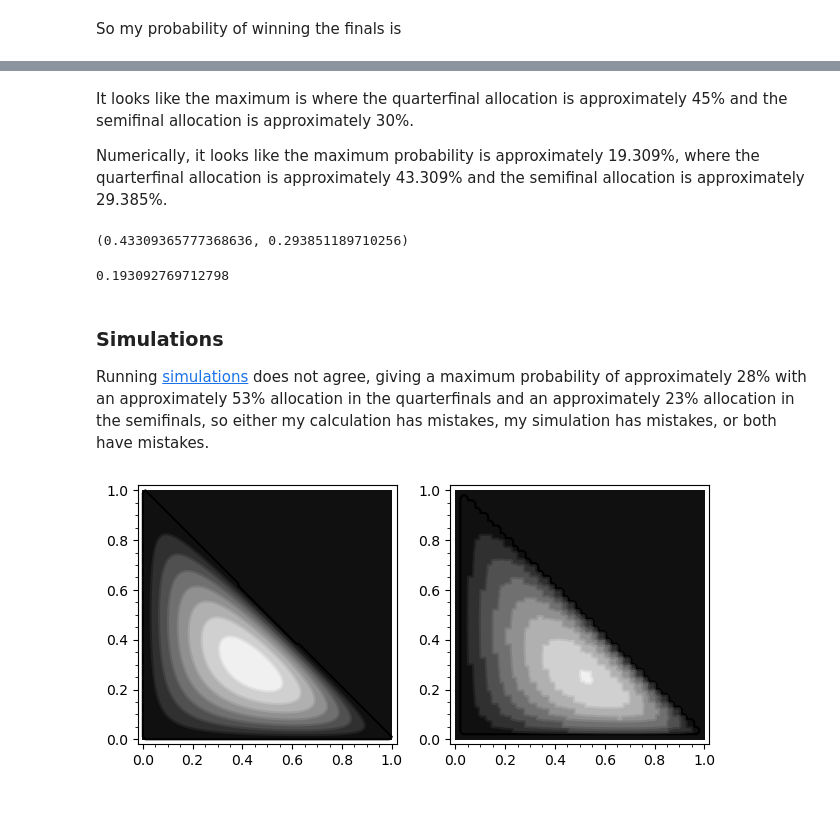
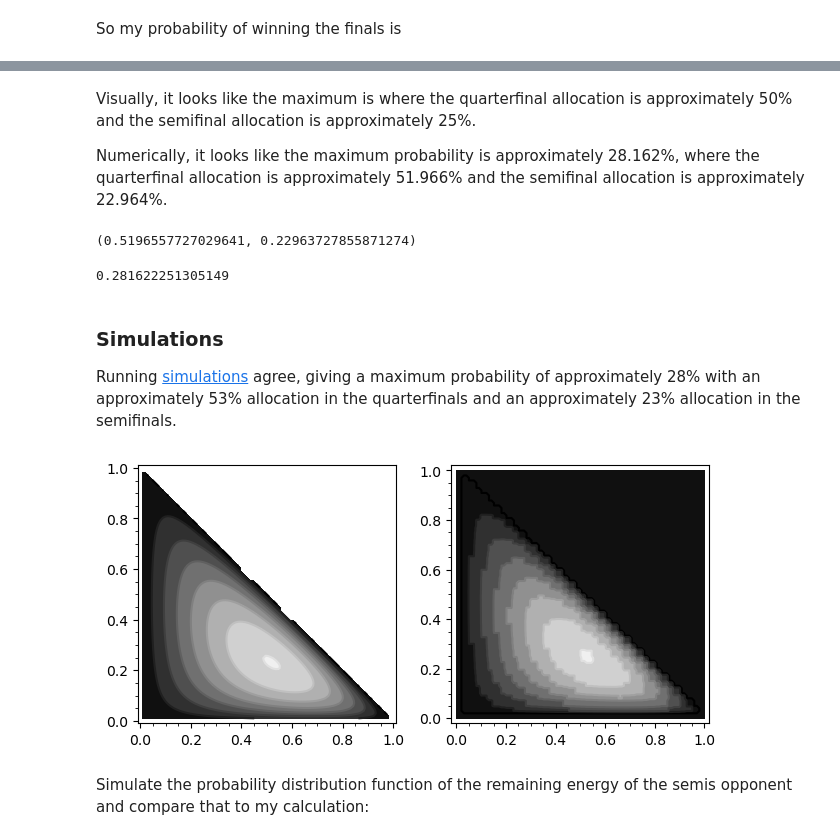
Before and after one commit to qpliu/sunday-puzzle, a Jupyter notebook: riddler/2026/20260717.ipynb, the cells around one changed output, grey strips where cells are left out. Drawn from its saved outputs; the diff is of its cells as text; code cells hidden in the pictures; blank space fills up the shorter version.

```diff
--- a/riddler/2026/20260717.ipynb
+++ b/riddler/2026/20260717.ipynb
@@ -87,24 +89,24 @@ contour_plot(g,(0,1),(0,1))
 # %% [markdown]
-It looks like the maximum is where the quarterfinal allocation is
-approximately 45% and the semifinal allocation is approximately 30%.
+Visually, it looks like the maximum is where the quarterfinal allocation is
+approximately 50% and the semifinal allocation is approximately 25%.
 
-Numerically, it looks like the maximum probability is approximately 19.309%,
-where the quarterfinal allocation is approximately 43.309% and the
-semifinal allocation is approximately 29.385%.
+Numerically, it looks like the maximum probability is approximately 28.162%,
+where the quarterfinal allocation is approximately 51.966% and the
+semifinal allocation is approximately 22.964%.
 # %%
-minimize(-P,(0.45,0.3))
+alloc = minimize(-P,(0.5,0.25))
+alloc
 # %% [output]
-(0.43309365777368636, 0.293851189710256)
+(0.5196557727029641, 0.22963727855871274)
 # %%
-P(0.43309365777368636, 0.293851189710256)
+numerical_approx(P(alloc[0],alloc[1]))
 # %% [output]
-0.193092769712798
+0.281622251305149
 # %% [markdown]
 ### Simulations
-Running [simulations](20260717.go) does not agree, giving a maximum probability
+Running [simulations](20260717.go) agree, giving a maximum probability
 of approximately 28% with an approximately 53% allocation in the quarterfinals
-and an approximately 23% allocation in the semifinals, so either my calculation
-has mistakes, my simulation has mistakes, or both have mistakes.
+and an approximately 23% allocation in the semifinals.
 # %%
 def f(x,y):
     data = [[0.000000,0.000000,0.000000,0.000000,0.000000,0.000000,0.000000,0.000000,0.000000,0.000000,0.000000,0.000000,0.000000,0.000000,0.000000,0.000000,0.000000,0.000000,0.000000,0.000000,0.000000,0.000000,0.000000,0.000000,0.000000,0.000000,0.000000,0.000000,0.000000,0.000000,0.000000,0.000000,0.000000,0.000000,0.000000,0.000000,0.000000,0.000000,0.000000,0.000000],
@@ -156,6 +158,9 @@ def f(x,y):
         return 0
     return data[i]
 # %%
-graphics_array([contour_plot(g,(0,1),(0,1)), contour_plot(f, (0,1), (0,1))])
+graphics_array([contour_plot(P,(0.01,0.99),(0.01,0.99)),contour_plot(f, (0,1), (0,1))])
 # %% [output]
-[figure, old version]
+[figure, new version]
+# %% [markdown]
+Simulate the probability distribution function of the remaining energy of the semis
+opponent and compare that to my calculation:
```
Also changed, not shown: parts of 20 cells of this notebook, 1 other file.
